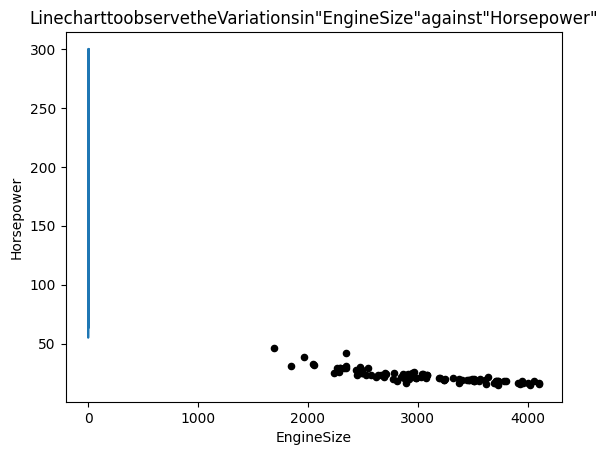
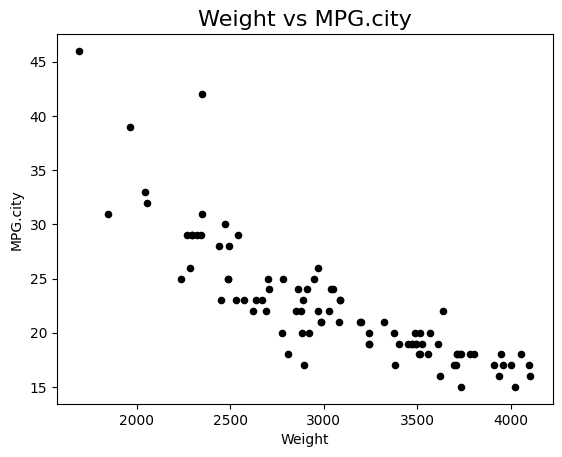
Code edit (unified diff) that turned the first committed figure into the second:
--- before
+++ after
@@ -39,7 +39,2 @@
 ax.set_ylabel("MPG.city")
 ax.set_title("Weight vs MPG.city",fontsize=16)
-plt.plot(cars_df['EngineSize'],cars_df['Horsepower'])
-plt.xlabel('EngineSize')
-plt.ylabel('Horsepower')
-plt.title('LinecharttoobservetheVariationsin"EngineSize"against"Horsepower"')
-plt.show()

Commit: Created using Colab